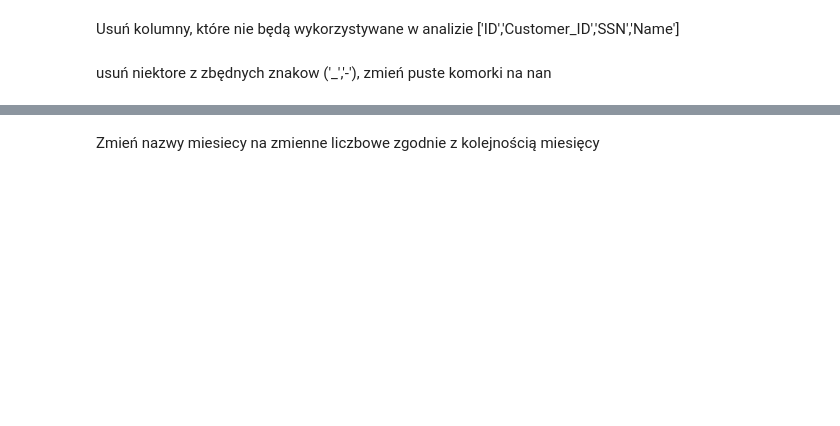
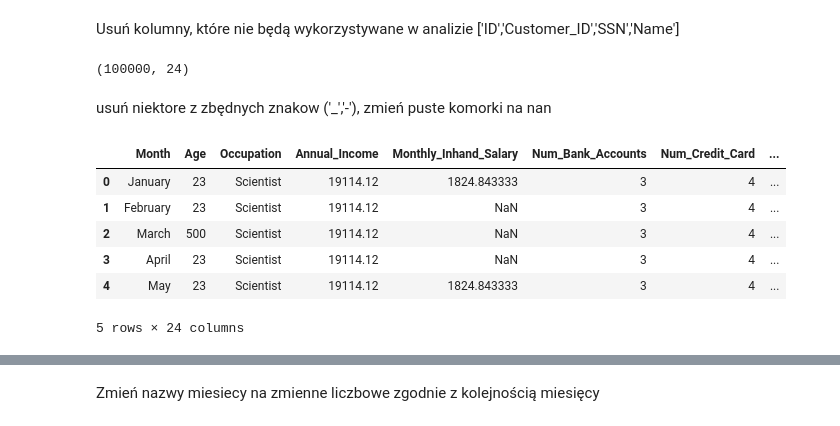
Before and after one commit to jre29/lecture1, a Jupyter notebook: PreProcessing.ipynb, the cells around one changed output, grey strips where cells are left out. Cells and saved outputs as stored; diff of their text form; code cells hidden in the pictures; blank space fills up the shorter version.

```diff
--- a/PreProcessing.ipynb
+++ b/PreProcessing.ipynb
@@ -41,0 +63,2 @@ NameError: name 'zbigniew' is not defined
+# %%
+df.drop_duplicates(inplace=True)
@@ -42,4 +86,25 @@ NameError: name 'zbigniew' is not defined
 # %% [markdown]
 Usuń kolumny, które nie będą wykorzystywane w analizie ['ID','Customer_ID','SSN','Name']
+# %%
+df.drop(columns=['ID','Customer_ID','SSN','Name'],inplace=True)
+# %%
+df.shape
+# %% [output]
+(100000, 24)
 # %% [markdown]
 usuń niektore z zbędnych znakow ('_','-'), zmień puste komorki na nan
+# %%
+df = df.replace('', np.nan)
+
+for col in df.select_dtypes(include=['object']).columns:
+    df[col] = df[col].astype(str).str.replace('_', ' ').str.replace('-', ' ')
+# %%
+df.head(5)
+# %% [output]
+|  | Month | Age | Occupation | Annual_Income | Monthly_Inhand_Salary | Num_Bank_Accounts | Num_Credit_Card | ... |
+| 0 | January | 23 | Scientist | 19114.12 | 1824.843333 | 3 | 4 | ... |
+| 1 | February | 23 | Scientist | 19114.12 | NaN | 3 | 4 | ... |
+| 2 | March | 500 | Scientist | 19114.12 | NaN | 3 | 4 | ... |
+| 3 | April | 23 | Scientist | 19114.12 | NaN | 3 | 4 | ... |
+| 4 | May | 23 | Scientist | 19114.12 | 1824.843333 | 3 | 4 | ... |
+5 rows × 24 columns
```
Also changed, not shown: parts of 14 cells of this notebook.
